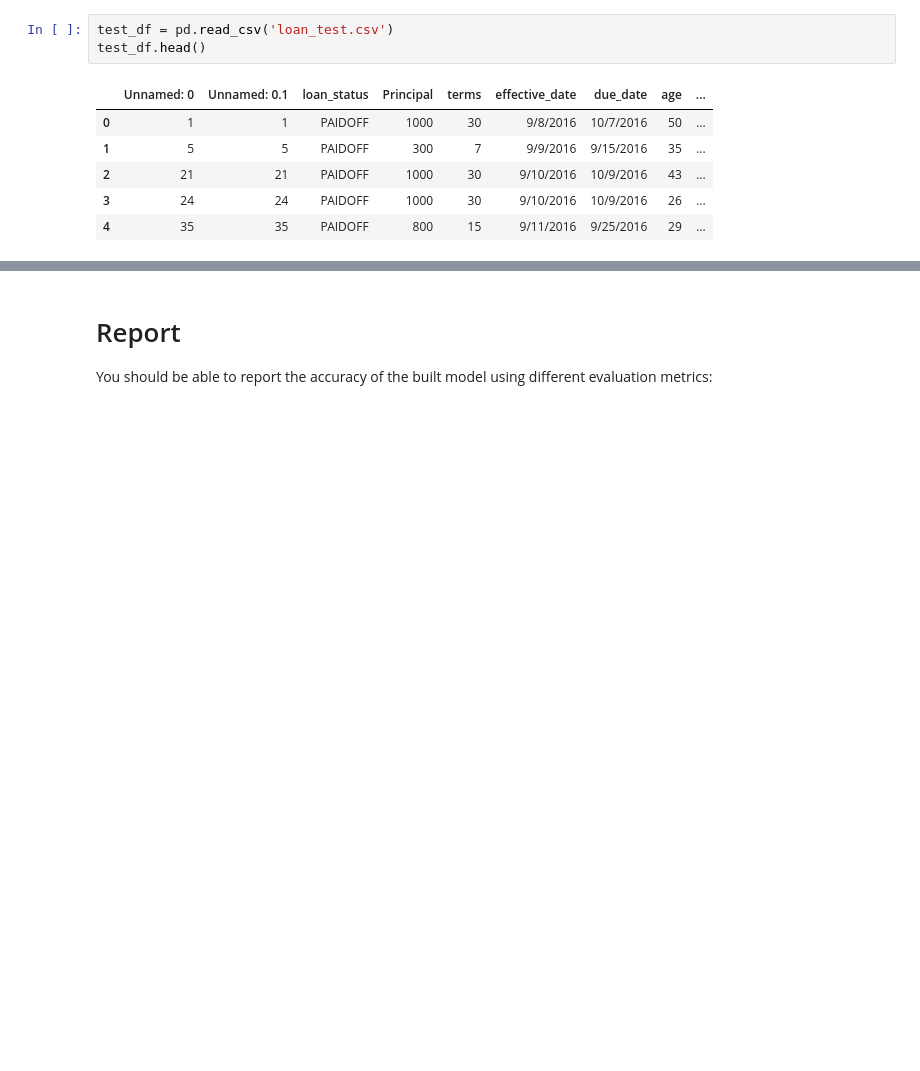
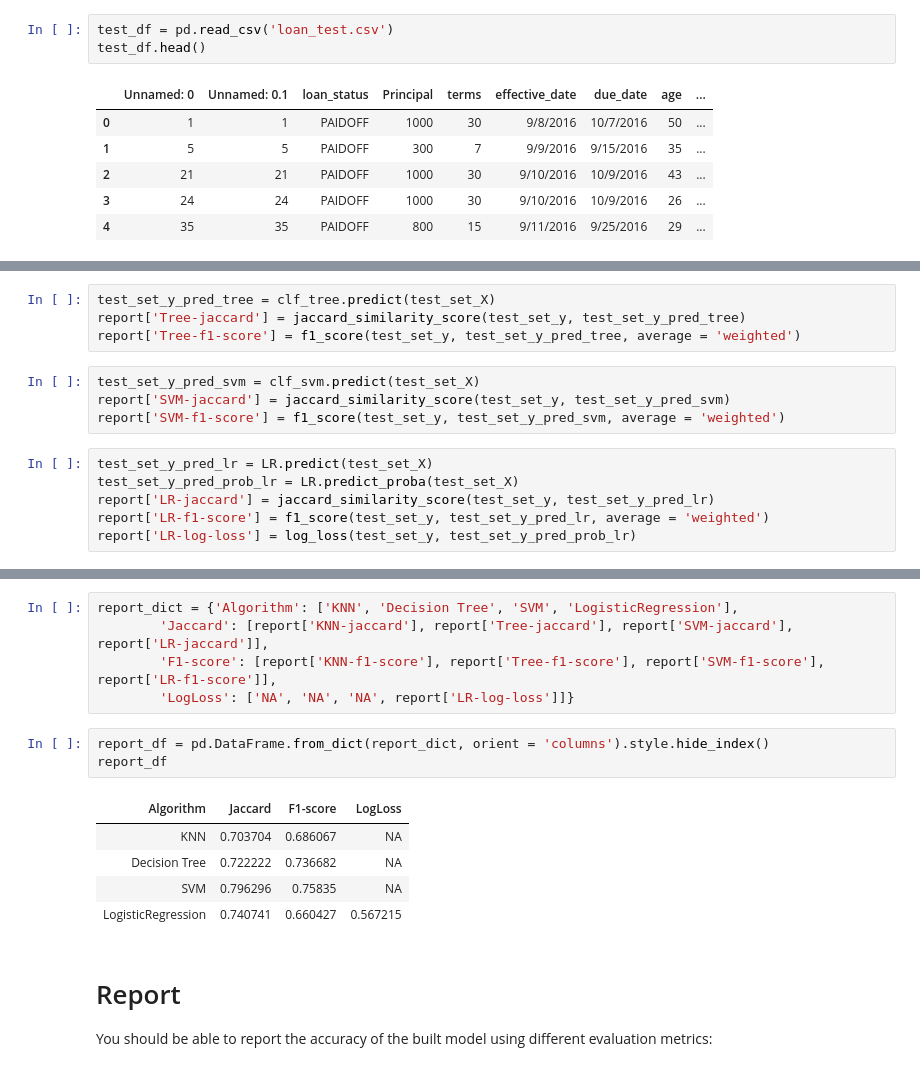
Before and after one commit to houssam-zouhri/coursera-mchine-learning-by-python, a Jupyter notebook: ML0101EN-Proj-Loan-py-v1.ipynb, the cells around one changed output, grey strips where cells are left out. Drawn from its saved outputs; the diff is of its cells as text; blank space fills up the shorter version.

```diff
--- a/ML0101EN-Proj-Loan-py-v1.ipynb
+++ b/ML0101EN-Proj-Loan-py-v1.ipynb
@@ -615,0 +641,14 @@ test_df.head()
+# %%
+test_set_y_pred_tree = clf_tree.predict(test_set_X)
+report['Tree-jaccard'] = jaccard_similarity_score(test_set_y, test_set_y_pred_tree)
+report['Tree-f1-score'] = f1_score(test_set_y, test_set_y_pred_tree, average = 'weighted')
+# %%
+test_set_y_pred_svm = clf_svm.predict(test_set_X)
+report['SVM-jaccard'] = jaccard_similarity_score(test_set_y, test_set_y_pred_svm)
+report['SVM-f1-score'] = f1_score(test_set_y, test_set_y_pred_svm, average = 'weighted')
+# %%
+test_set_y_pred_lr = LR.predict(test_set_X)
+test_set_y_pred_prob_lr = LR.predict_proba(test_set_X)
+report['LR-jaccard'] = jaccard_similarity_score(test_set_y, test_set_y_pred_lr)
+report['LR-f1-score'] = f1_score(test_set_y, test_set_y_pred_lr, average = 'weighted')
+report['LR-log-loss'] = log_loss(test_set_y, test_set_y_pred_prob_lr)
@@ -616,3 +667,17 @@ test_df.head()
+# %%
+report_dict = {'Algorithm': ['KNN', 'Decision Tree', 'SVM', 'LogisticRegression'],
+        'Jaccard': [report['KNN-jaccard'], report['Tree-jaccard'], report['SVM-jaccard'], report['LR-jaccard']],
+        'F1-score': [report['KNN-f1-score'], report['Tree-f1-score'], report['SVM-f1-score'], report['LR-f1-score']],
+        'LogLoss': ['NA', 'NA', 'NA', report['LR-log-loss']]}
+# %%
+report_df = pd.DataFrame.from_dict(report_dict, orient = 'columns').style.hide_index()
+report_df
+# %% [output]
+| Algorithm | Jaccard | F1-score | LogLoss |
+| KNN | 0.703704 | 0.686067 | NA |
+| Decision Tree | 0.722222 | 0.736682 | NA |
+| SVM | 0.796296 | 0.75835 | NA |
+| LogisticRegression | 0.740741 | 0.660427 | 0.567215 |
 # %% [markdown]
 # Report
 You should be able to report the accuracy of the built model using different evaluation metrics:
```
Also changed, not shown: parts of 22 cells of this notebook.
